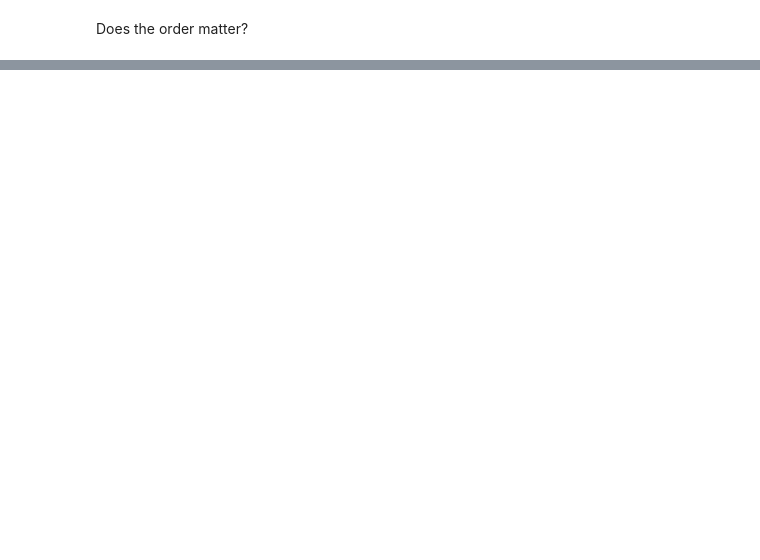
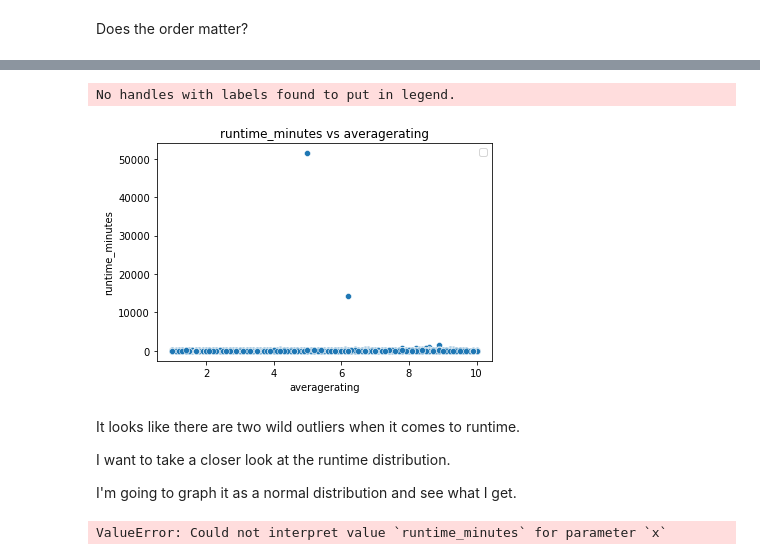
Before and after one commit to Kaewin/phase2_project2, a Jupyter notebook: eda.ipynb, the cells around one changed output, grey strips where cells are left out. Cells and saved outputs as stored; diff of their text form; code cells hidden in the pictures; blank space fills up the shorter version.

```diff
--- a/eda.ipynb
+++ b/eda.ipynb
@@ -216,0 +522,20 @@ doesn't look like it
+# %%
+fig, ax = plt.subplots()
+
+sns.scatterplot(x='averagerating', y='runtime_minutes', data=df_test)
+
+ax.set_title('runtime_minutes vs averagerating')
+ax.legend();
+# %% [output]
+No handles with labels found to put in legend.
+[figure, added]
+# %% [markdown]
+It looks like there are two wild outliers when it comes to runtime.
+
+I want to take a closer look at the runtime distribution.
+
+I'm going to graph it as a normal distribution and see what I get.
+# %%
+sns.histplot(data='df_test', x='runtime_minutes', kde=True)
+# %% [output]
+ValueError: Could not interpret value `runtime_minutes` for parameter `x`
```
Also changed, not shown: parts of 56 cells of this notebook, 1 other file.
